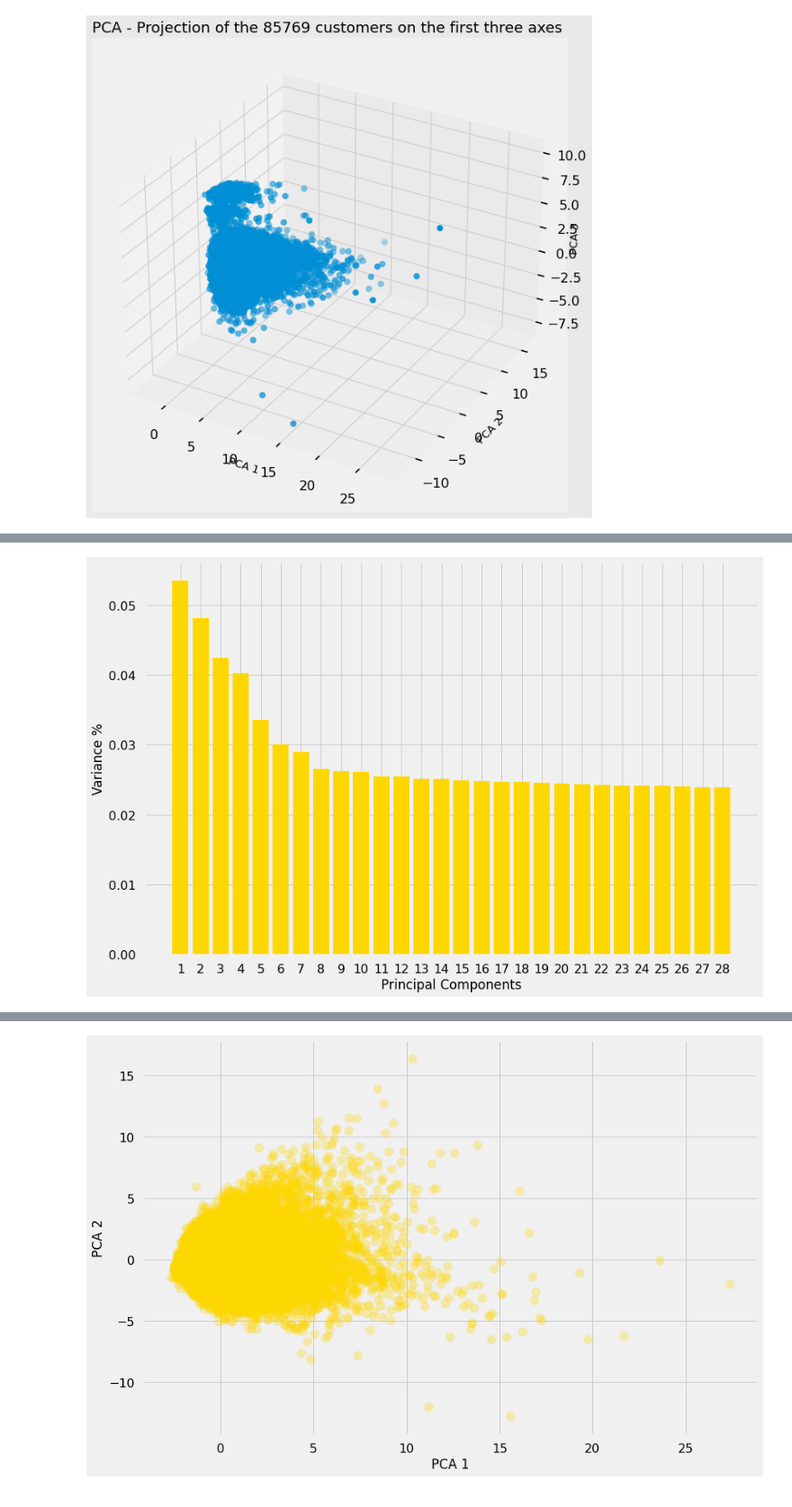
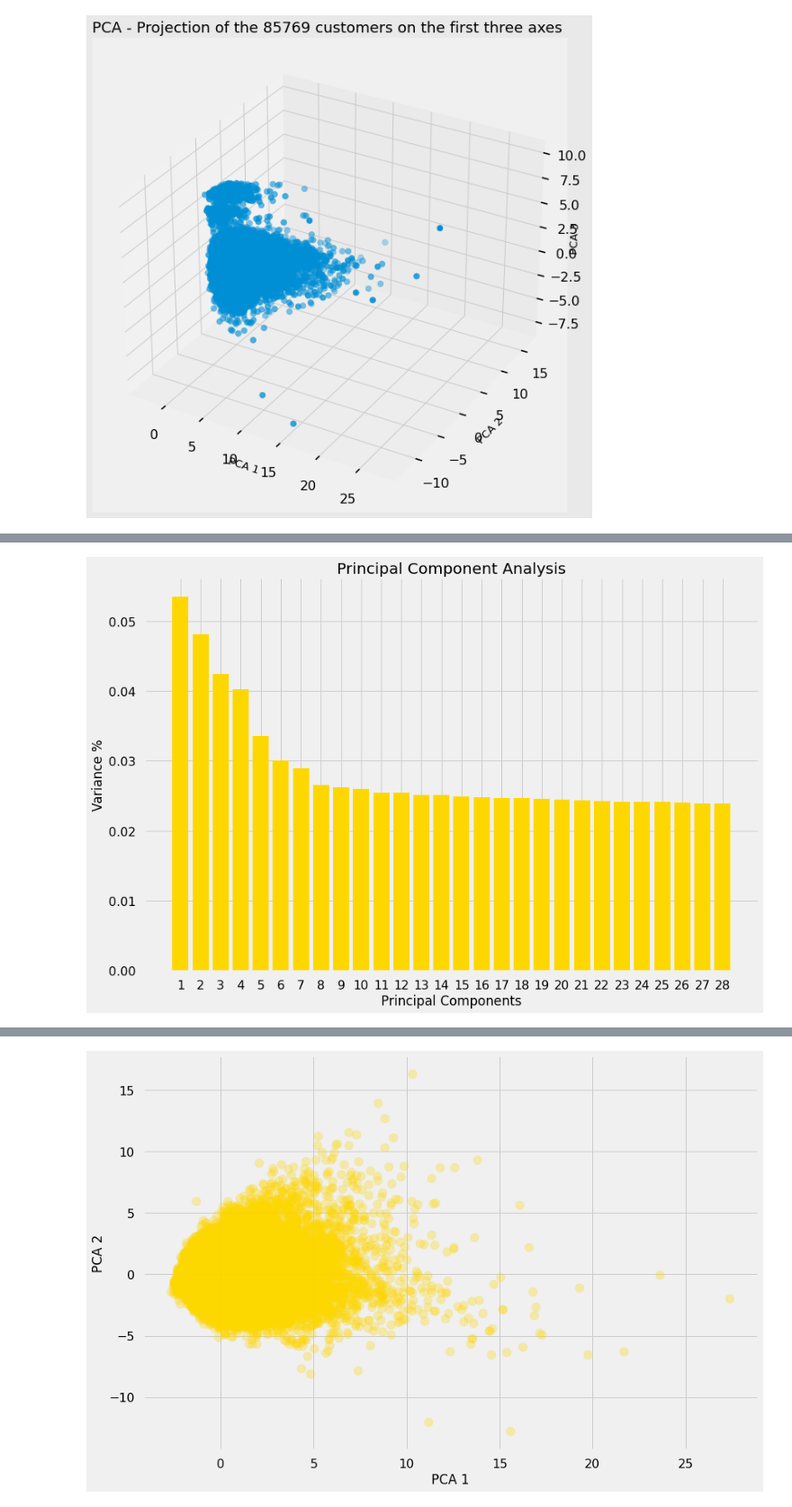
Before and after one commit to fabioismerim/consumer_score_prediction, a Jupyter notebook: K_Means_PCA.ipynb, the cells around one changed output, grey strips where cells are left out. Shown at 90% size. Cells and saved outputs as stored; diff of their text form; code cells hidden in the pictures.

```diff
--- a/K_Means_PCA.ipynb
+++ b/K_Means_PCA.ipynb
@@ -575,16 +576,17 @@ array([[-1.23879824e+00, -7.23020386e-01,  7.54017476e-01, ...,
 # %%
 # Plotting the variances for each PC
 plt.style.use("fivethirtyeight")
 PC = range(1, pca.n_components_+1)
 plt.bar(PC, pca.explained_variance_ratio_, color='gold')
 plt.xlabel('Principal Components')
 plt.ylabel('Variance %')
+plt.title('Principal Component Analysis')
 plt.xticks(PC)
 
 # Putting components in a dataframe for later
 PCA_components = pd.DataFrame(principalComponents)
 # %% [output]
-[figure, old version]
+[figure, new version]
 # %%
 pca.explained_variance_ratio_.sum()
 # %% [output]
```
Also changed, not shown: parts of 12 cells of this notebook, 1 other file.
